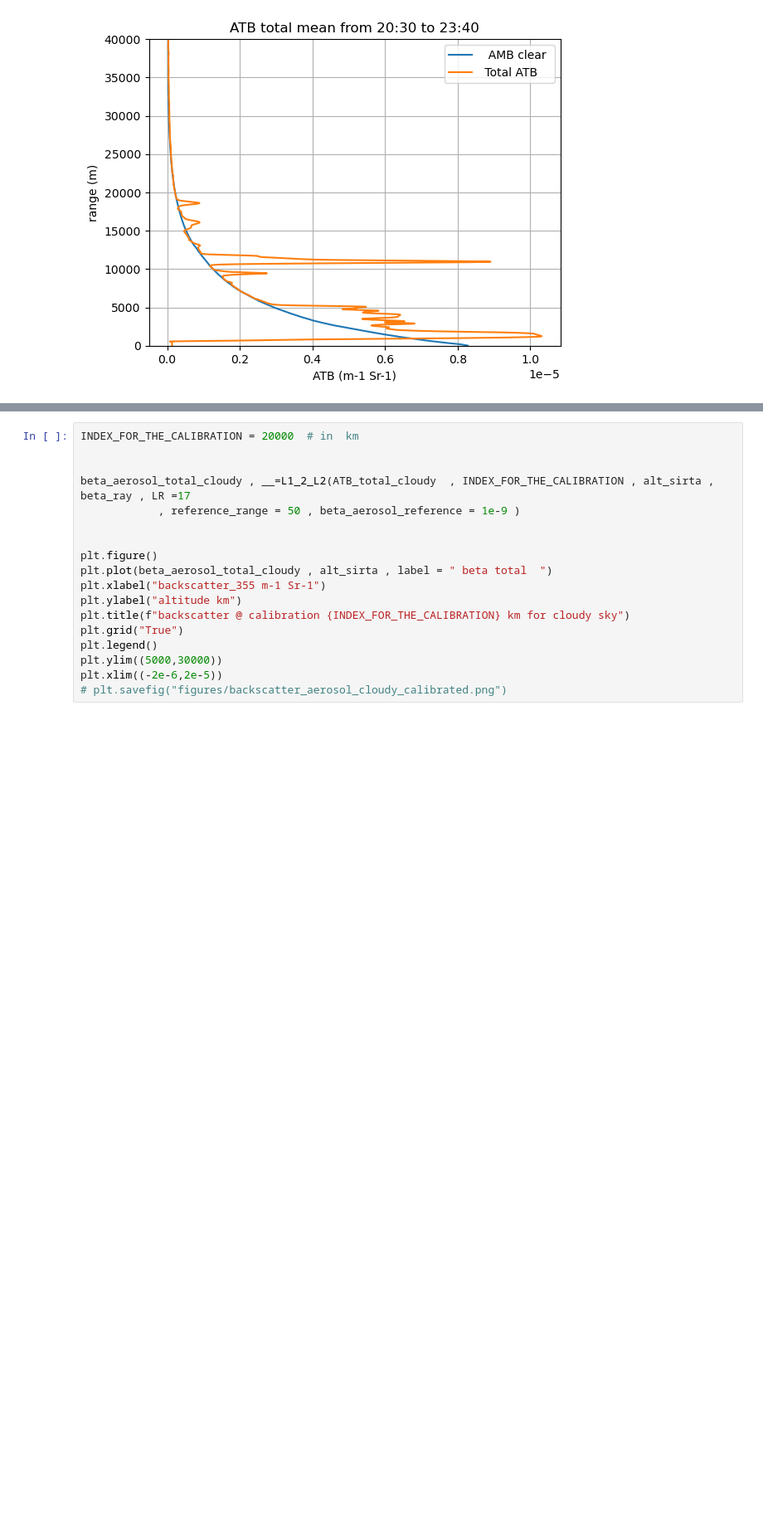
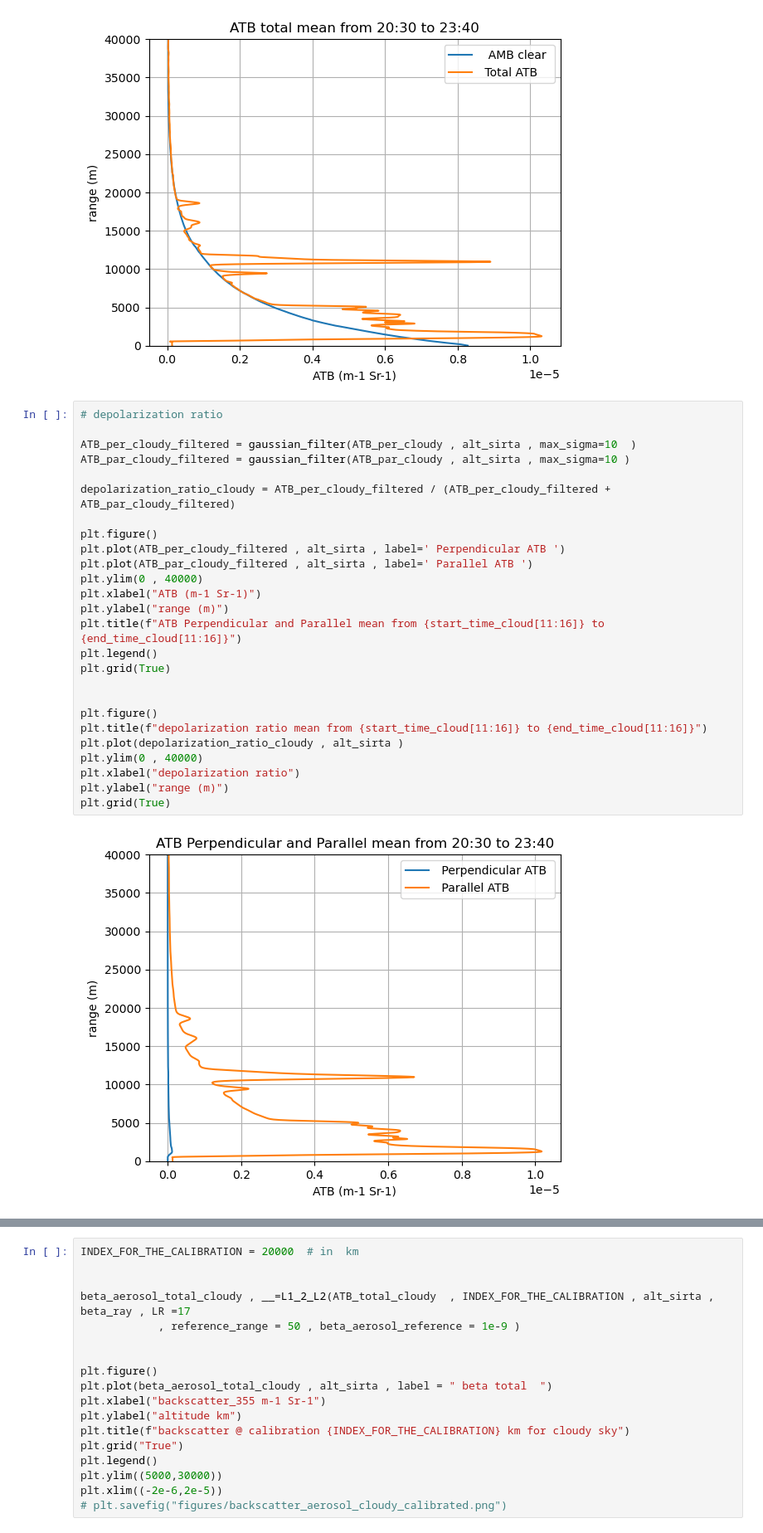
Before and after one commit to Are-had/IPRAL-calibration-pipeline, a Jupyter notebook: notebooks/pipeline_V2.ipynb, the cells around one changed output, grey strips where cells are left out. Shown at 83% size. Drawn from its saved outputs; the diff is of its cells as text; blank space fills up the shorter version.

```diff
--- a/notebooks/pipeline_V2.ipynb
+++ b/notebooks/pipeline_V2.ipynb
@@ -435,3 +435,31 @@ plt.legend()
 # %% [output]
 <matplotlib.legend.Legend at 0x...>
 [figure]
+# %%
+# depolarization ratio
+
+ATB_per_cloudy_filtered = gaussian_filter(ATB_per_cloudy , alt_sirta , max_sigma=10  )
+ATB_par_cloudy_filtered = gaussian_filter(ATB_par_cloudy , alt_sirta , max_sigma=10 )
+
+depolarization_ratio_cloudy = ATB_per_cloudy_filtered / (ATB_per_cloudy_filtered + ATB_par_cloudy_filtered)
+
+plt.figure()
+plt.plot(ATB_per_cloudy_filtered , alt_sirta , label=' Perpendicular ATB ')
+plt.plot(ATB_par_cloudy_filtered , alt_sirta , label=' Parallel ATB ')
+plt.ylim(0 , 40000)
+plt.xlabel("ATB (m-1 Sr-1)")
+plt.ylabel("range (m)")
+plt.title(f"ATB Perpendicular and Parallel mean from {start_time_cloud[11:16]} to {end_time_cloud[11:16]}")
+plt.legend()
+plt.grid(True)
+
+
+plt.figure()
+plt.title(f"depolarization ratio mean from {start_time_cloud[11:16]} to {end_time_cloud[11:16]}")
+plt.plot(depolarization_ratio_cloudy , alt_sirta )
+plt.ylim(0 , 40000)
+plt.xlabel("depolarization ratio")
+plt.ylabel("range (m)")
+plt.grid(True)
+# %% [output]
+[figure, added]
```
Also changed, not shown: parts of 4 cells of this notebook, 1 other file.
